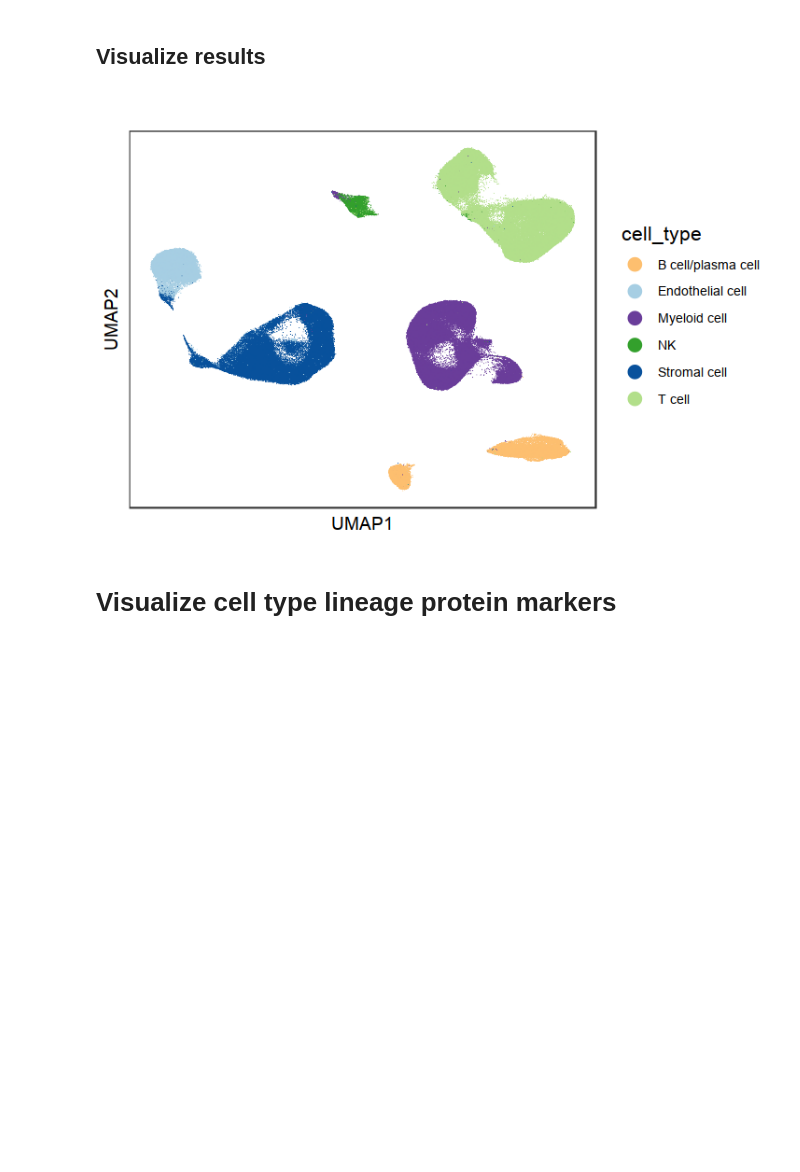
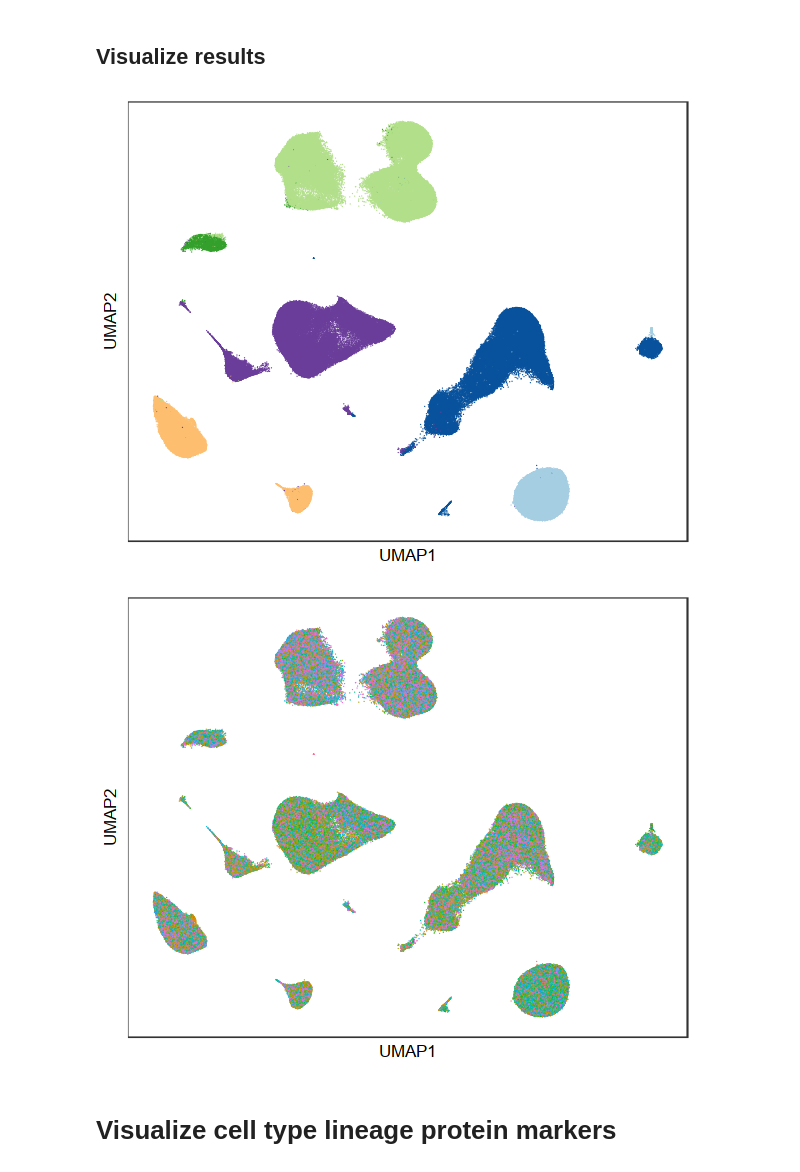
Before and after one commit to immunogenomics/RA_Atlas_CITEseq, a Jupyter notebook: code/all_celltype_reference.ipynb, the cells around one changed output. Cells and saved outputs as stored; diff of their text form; code cells hidden in the pictures; blank space fills up the shorter version.

```diff
--- a/code/all_celltype_reference.ipynb
+++ b/code/all_celltype_reference.ipynb
@@ -261,12 +268,49 @@ reference <- readRDS("all_cells_reference_2021-05-18.rds")
-# %%
-# res_cca_all_328201cells_VST3164genes_25proteins_2021-05-18.rds
-umap_labels = cbind(reference$meta_data, reference$umap$embedding)
-
-options(repr.plot.height = 4, repr.plot.width = 6)
-plotBasic(umap_labels, title = '', color.by = 'cell_type', color.mapping = meta_colors$cell_type)
-ggsave(file = paste("all_celltype_umap", ".png", sep = ""), width = 5, height = 4, dpi = 300)
-# %% [output]
-[figure, removed]
+# %%
+# res_cca_all_328201cells_VST5751genes_39proteins_2021-05-20.rds
+umap_labels = cbind(reference$meta_data, reference$umap$embedding)
+
+# fig.size(3, 5)
+options(repr.plot.height = 4, repr.plot.width = 5)
+ggplot() +
+  geom_point(
+    data = umap_labels[sample(nrow(umap_labels)),],
+    mapping = aes_string(x = "UMAP1", y = "UMAP2", fill = "cell_type"),
+    size = 0.1, stroke = 0.0001, shape = 21
+  ) +
+#   facet_wrap( ~ new_cluster_name) +
+  scale_fill_manual(values = meta_colors$cell_type, name = "") +
+  theme_bw(base_size = 10) +
+  theme(
+    legend.position = "none",
+    axis.text = element_blank(),
+    axis.ticks = element_blank(),
+    panel.grid = element_blank(),
+    plot.title = element_text(color="black", size=10)
+  )
+ggsave(file = paste("all_celltype_umap", ".png", sep = ""), width = 5, height = 4, dpi = 300)
+
+# fig.size(3, 5)
+options(repr.plot.height = 4, repr.plot.width = 5)
+ggplot() +
+  geom_point(
+    data = umap_labels[sample(nrow(umap_labels)),],
+    mapping = aes_string(x = "UMAP1", y = "UMAP2", fill = "sample"),
+    size = 0.1, stroke = 0.0001, shape = 21
+  ) +
+#   facet_wrap( ~ new_cluster_name) +
+#   scale_fill_manual(values = meta_colors$cell_type, name = "") +
+  theme_bw(base_size = 10) +
+  theme(
+    legend.position = "none",
+    axis.text = element_blank(),
+    axis.ticks = element_blank(),
+    panel.grid = element_blank(),
+    plot.title = element_text(color="black", size=10)
+  )
+ggsave(file = paste("all_samples_umap", ".png", sep = ""), width = 5, height = 4, dpi = 300)
+# %% [output]
+[figure, added]
+[figure, added]
 # %% [markdown]
 # Visualize cell type lineage protein markers
 # %%
```
Also changed, not shown: parts of 23 cells of this notebook.
